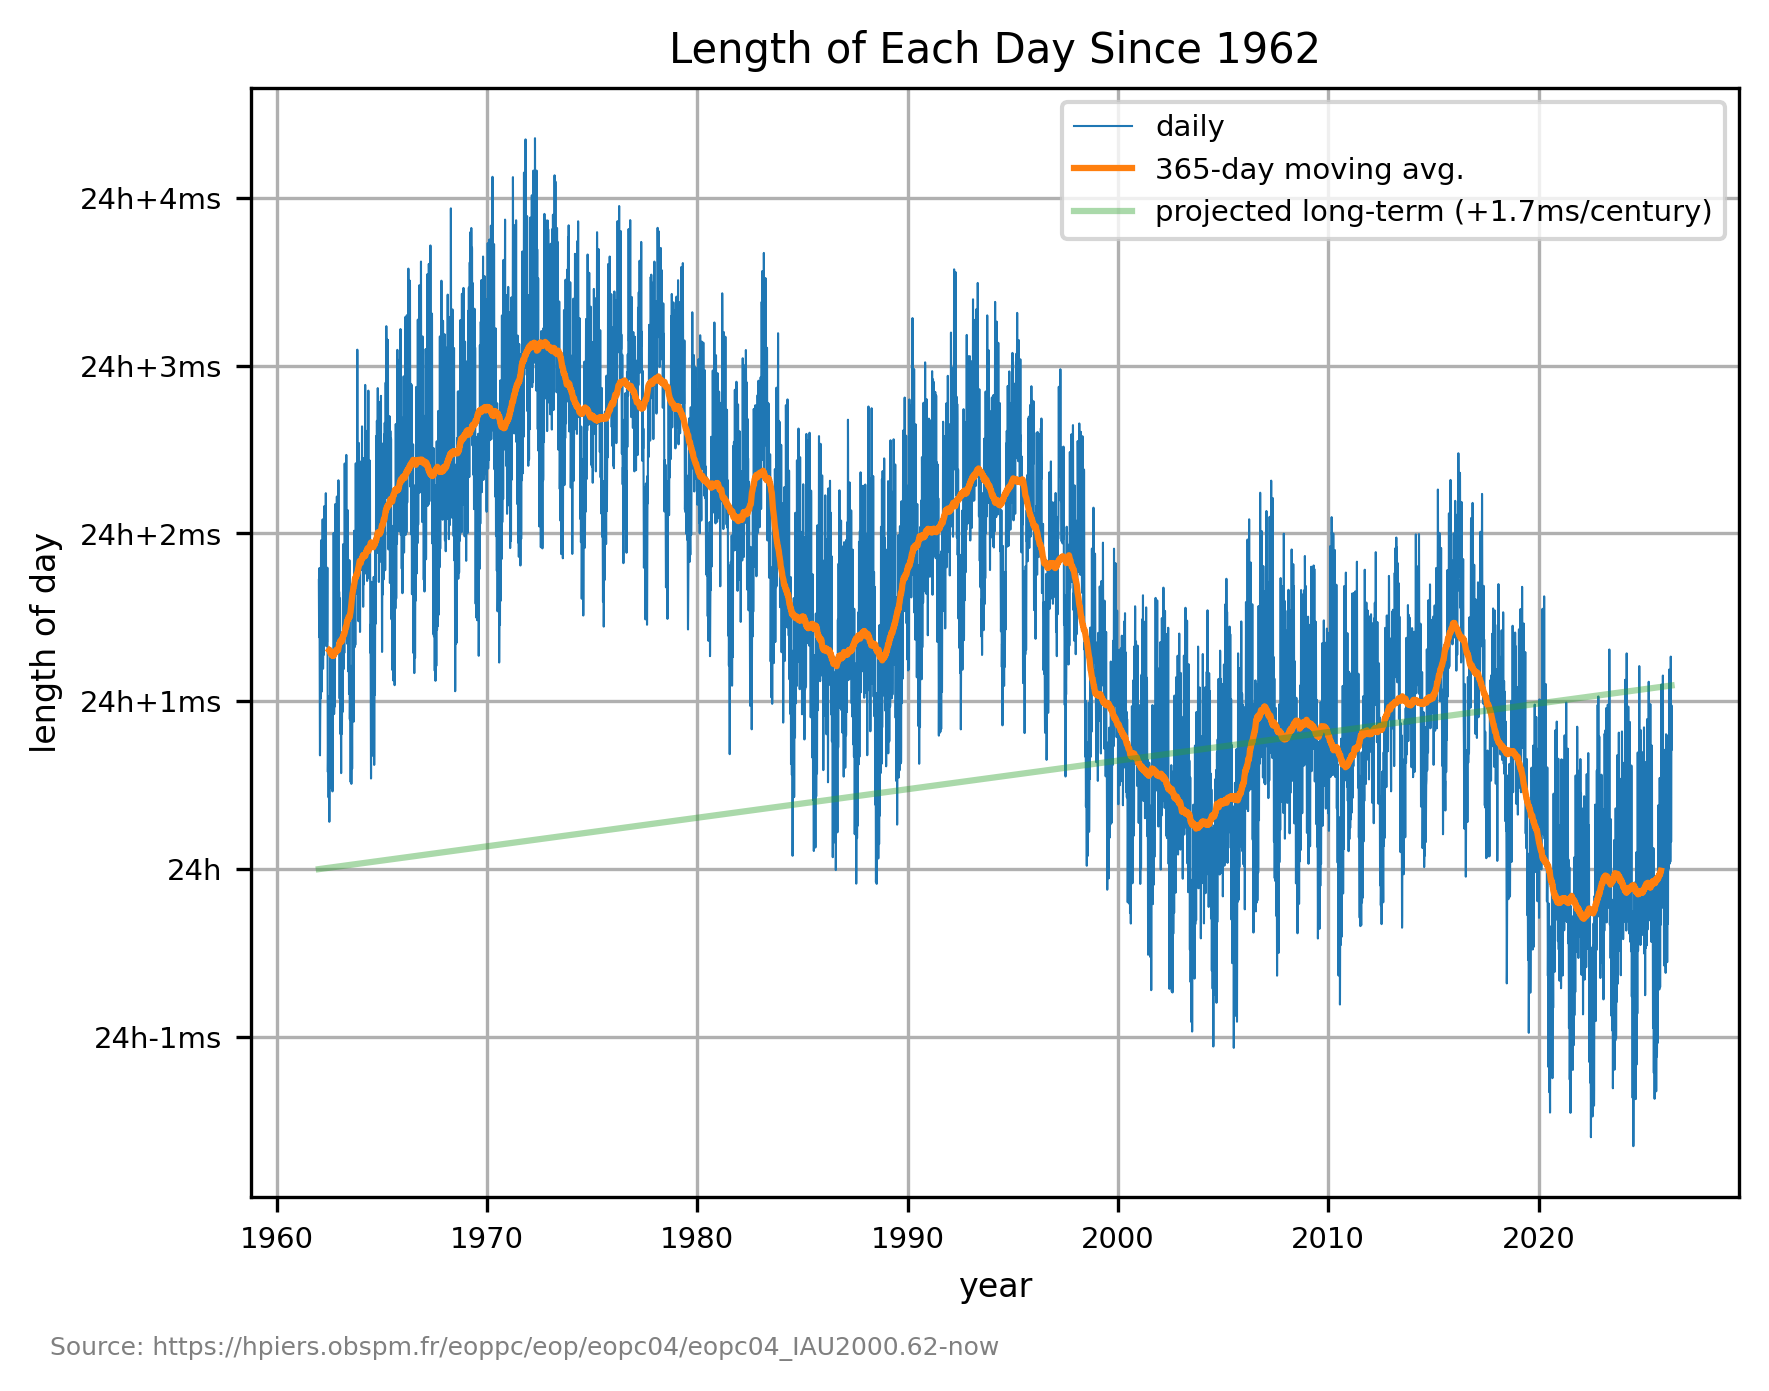
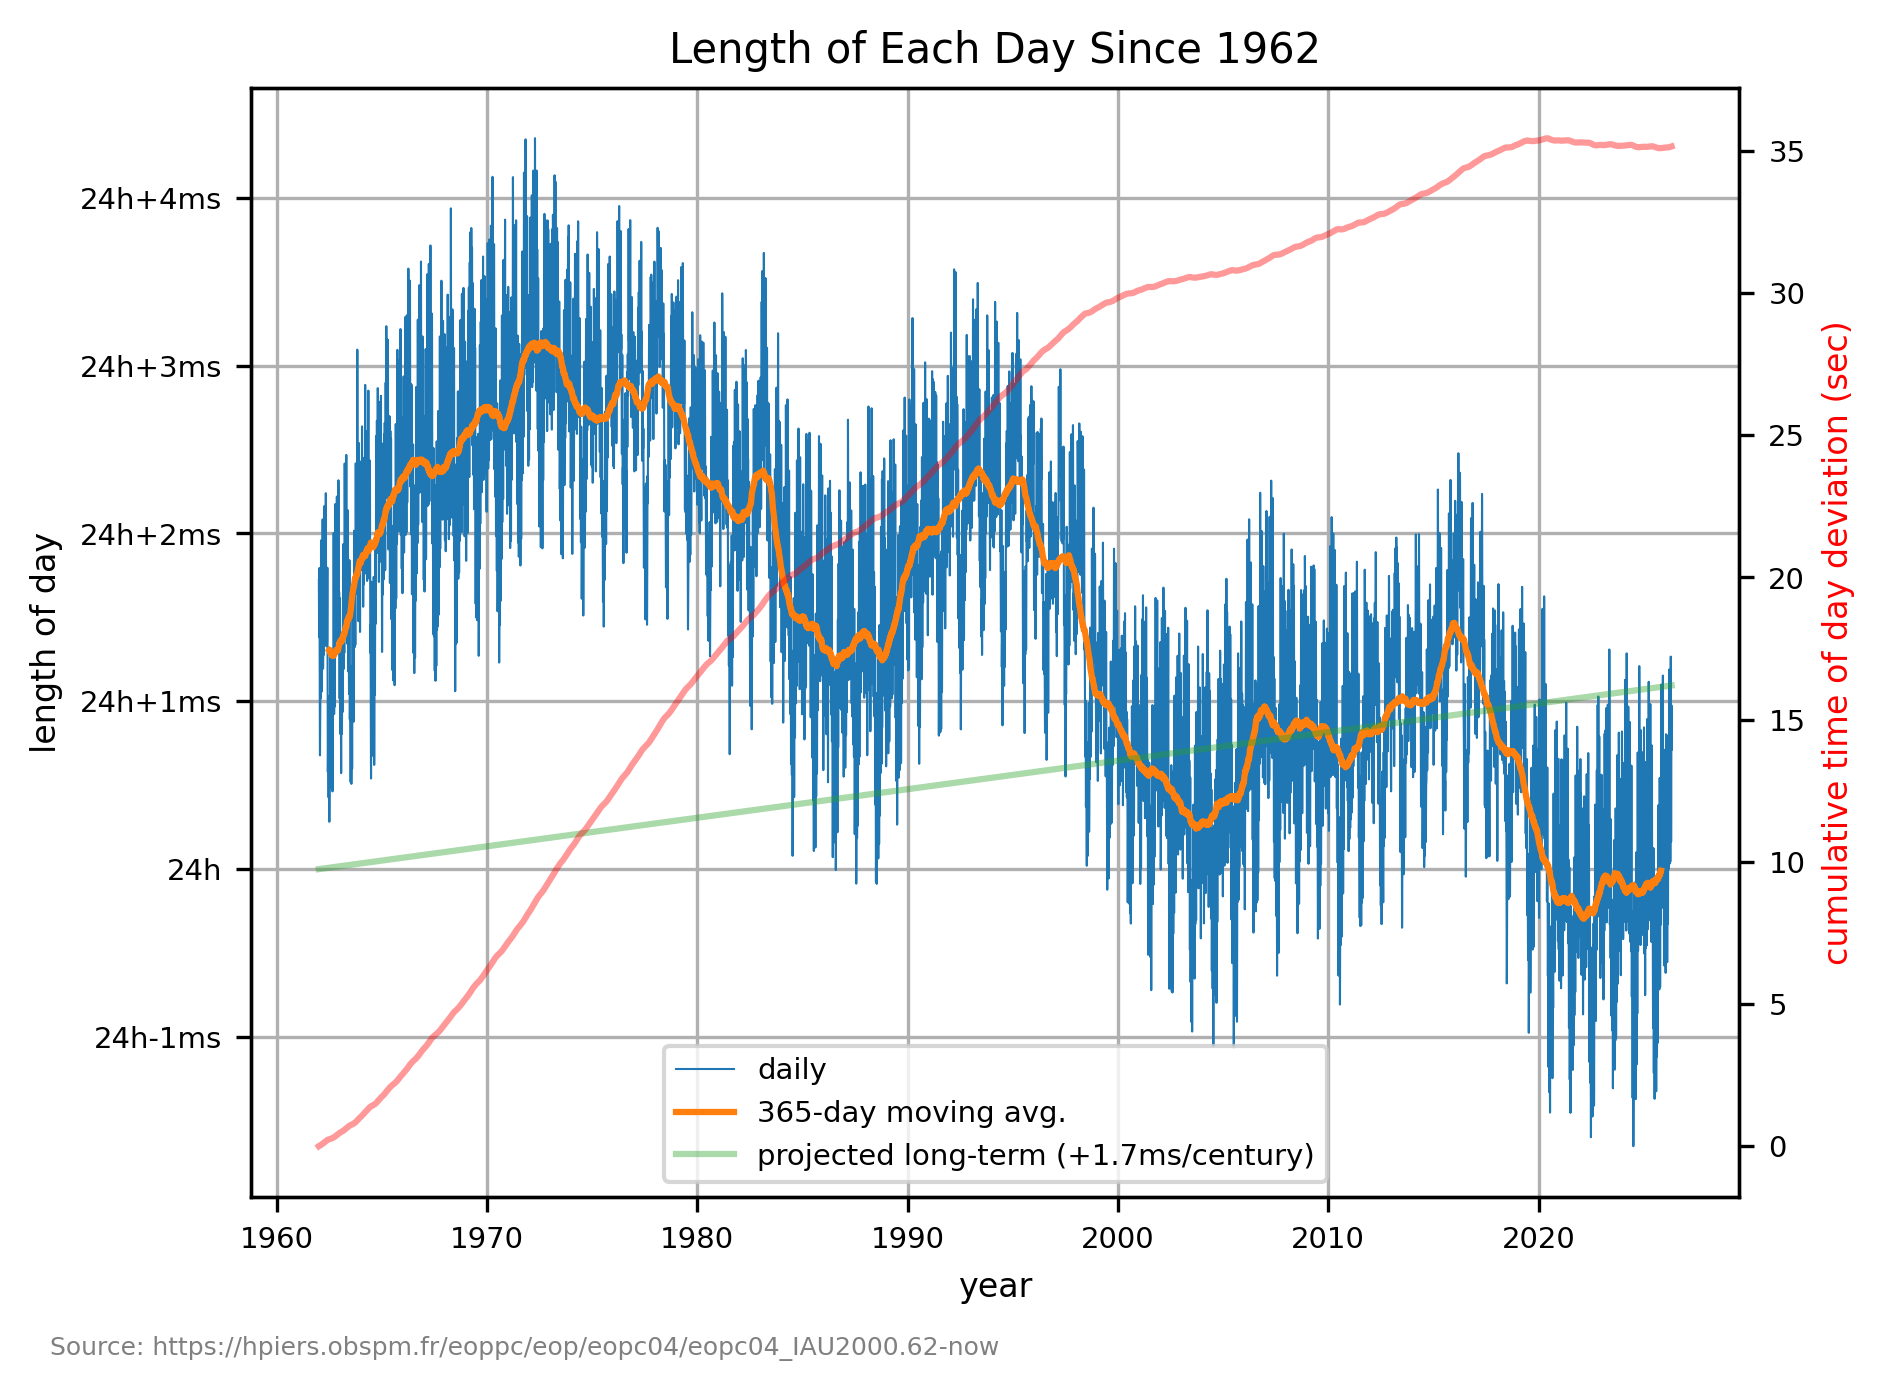
Unified diff of the notebook cell whose output changed from the first chart to the second:
--- before
+++ after
@@ -16,5 +16,12 @@
 ax.plot(past_times, length_of_day_delta(past_times - past_times[0]) / np.timedelta64(1, 'D') / 365, alpha=.4, label='projected long-term (+1.7ms/century)')
 
-ax.legend(loc='upper right')
+ax2 = ax.twinx()
+ax2.plot(past_times, cumsum, 'r-', alpha=.4, label='cumulative ToD deviation')
+# ax2.yaxis.set_major_formatter(FuncFormatter(seconds_to_h))
+# ax2.yaxis.set_major_locator(MultipleLocator(5*3600))
+# ax2.set_ylim(-2*3600, 32*3600)
+ax2.set_ylabel("cumulative time of day deviation (sec)", color='r')
+
+ax.legend(loc='lower center')
 
 fig.text(

Commit: math/leapseconds: cumultaive recorded